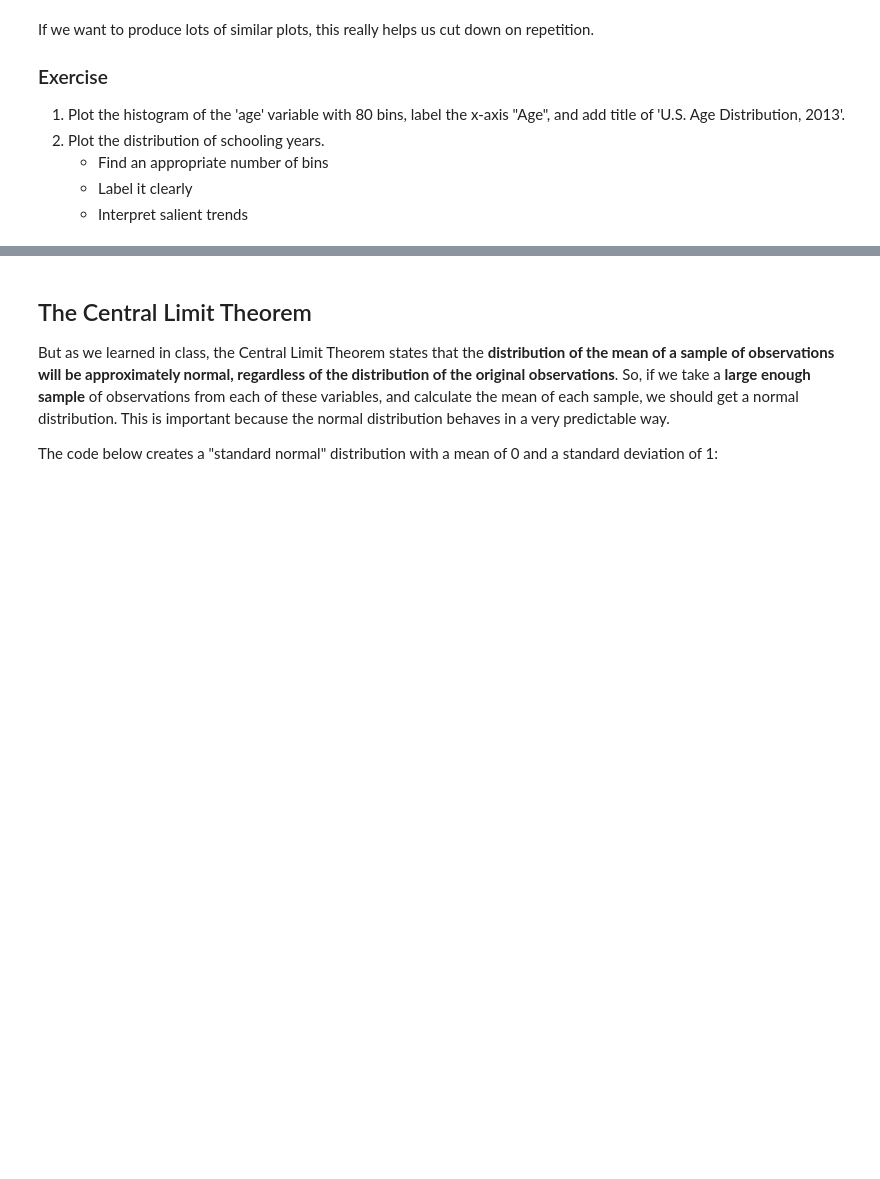
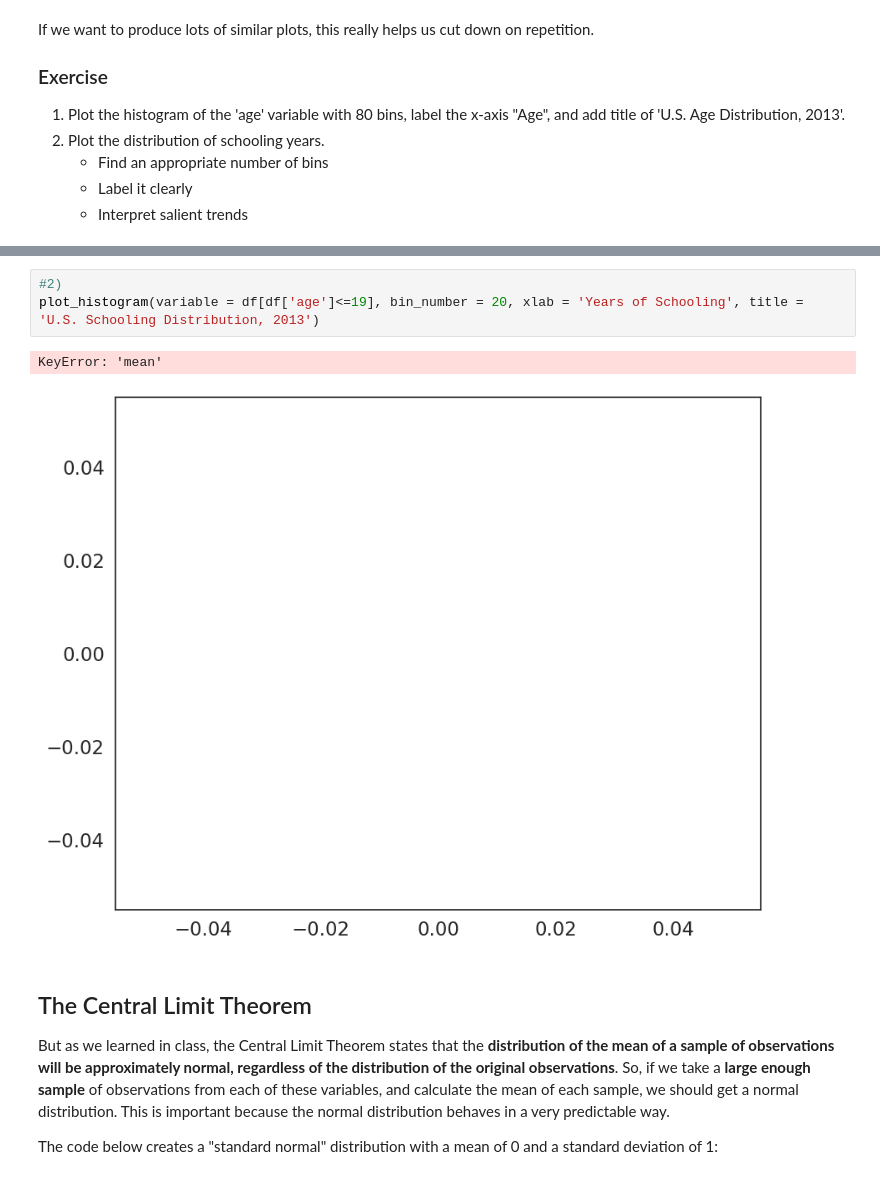
Before and after one commit to yizhenhanucl/QM2, a Jupyter notebook: notebooks/W05. Distributions and Basic Statistics.ipynb, the cells around one changed output, grey strips where cells are left out. Cells and saved outputs as stored; diff of their text form; blank space fills up the shorter version.

```diff
--- a/notebooks/W05. Distributions and Basic Statistics.ipynb
+++ b/notebooks/W05. Distributions and Basic Statistics.ipynb
@@ -352,3 +376,9 @@ If we want to produce lots of similar plots, this really helps us cut down on re
+# %%
+#2)
+plot_histogram(variable = df[df['age']<=19], bin_number = 20, xlab = 'Years of Schooling', title = 'U.S. Schooling Distribution, 2013')
+# %% [output]
+KeyError: 'mean'
+[figure, added]
 # %% [markdown]
 ## The Central Limit Theorem
 
```
Also changed, not shown: parts of 6 cells of this notebook.
